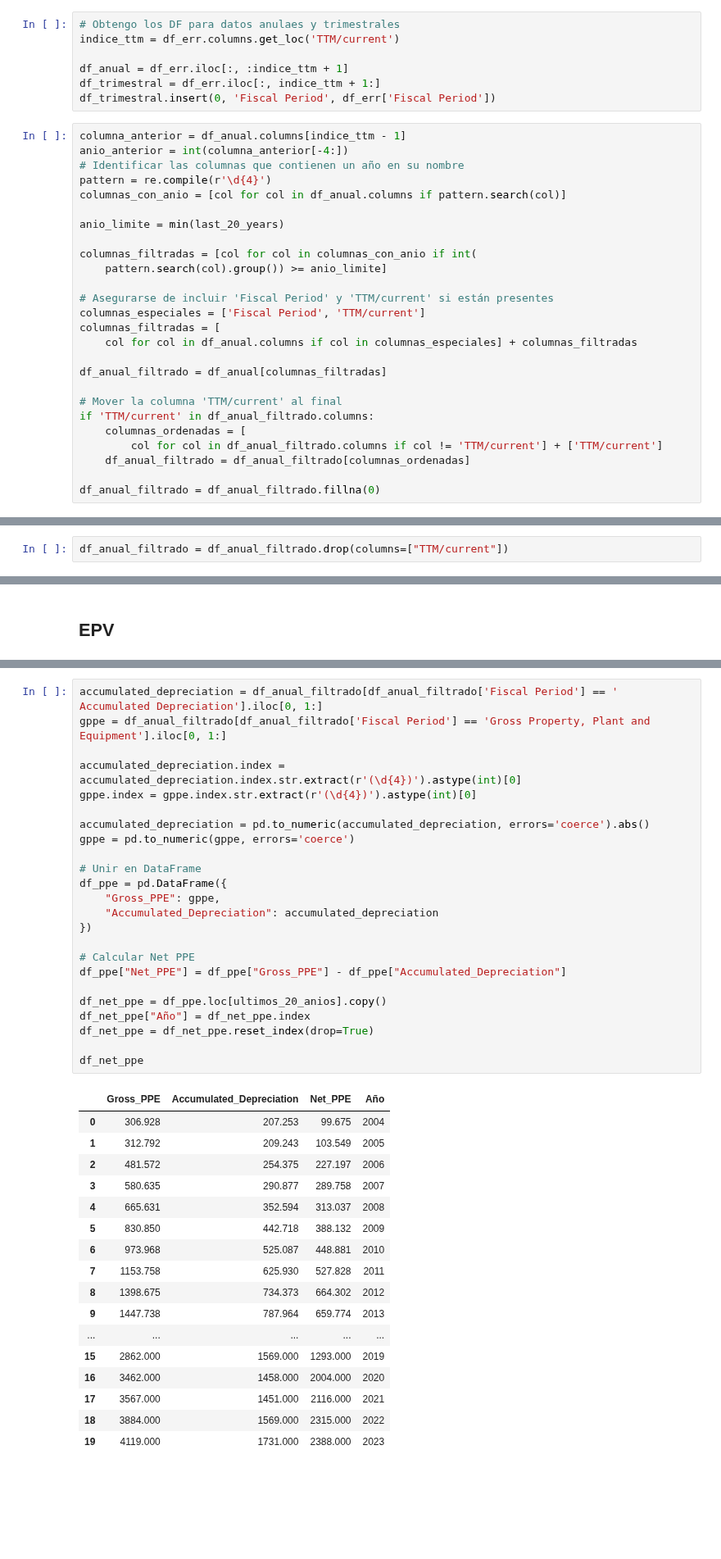
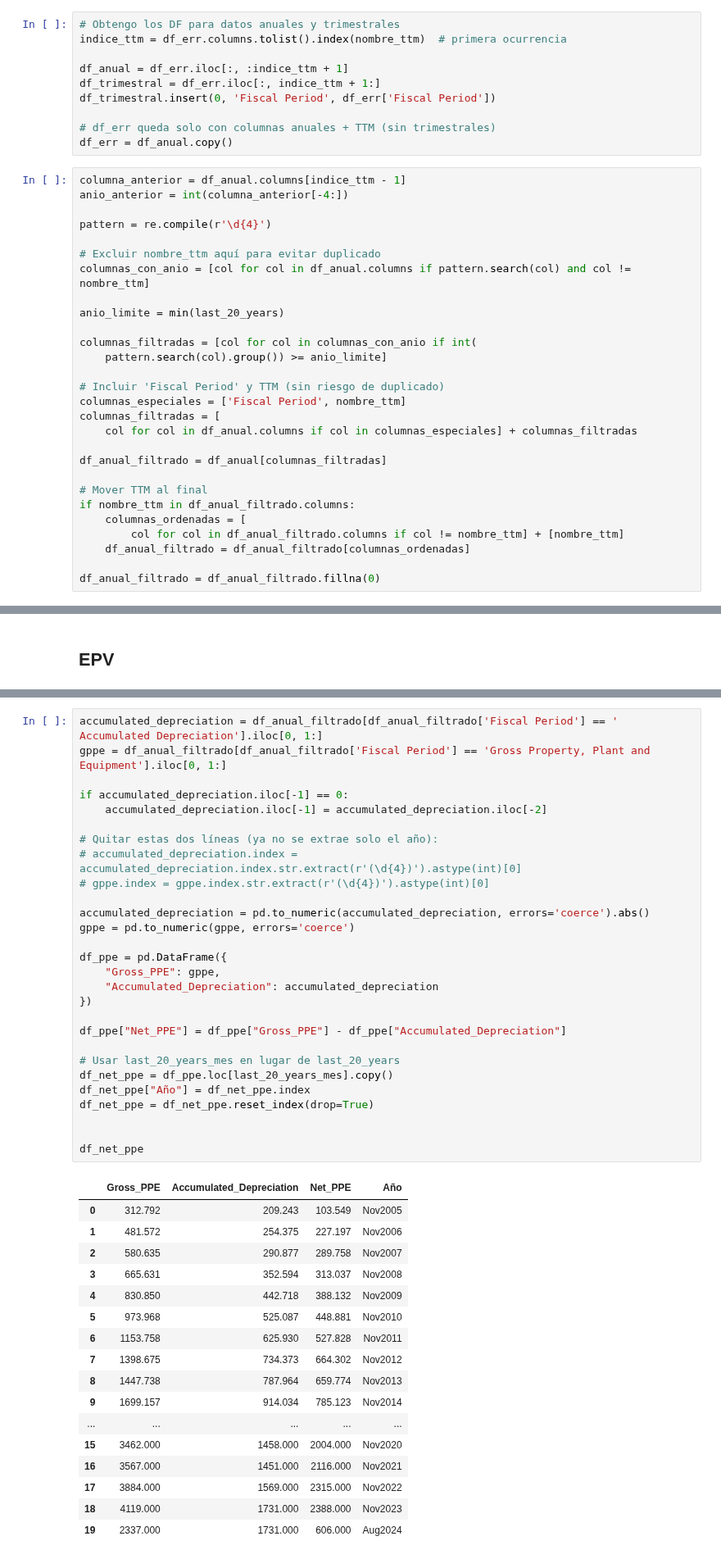
Before and after one commit to Marco23rubio/Stocks, a Jupyter notebook: Valuaciones_4_USA.ipynb, the cells around one changed output, grey strips where cells are left out. Shown at 82% size. Drawn from its saved outputs; the diff is of its cells as text; blank space fills up the shorter version.

```diff
--- a/Valuaciones_4_USA.ipynb
+++ b/Valuaciones_4_USA.ipynb
@@ -292,33 +307,38 @@ df_beta_20y
 # %%
-# Obtengo los DF para datos anulaes y trimestrales
-indice_ttm = df_err.columns.get_loc('TTM/current')
+# Obtengo los DF para datos anuales y trimestrales
+indice_ttm = df_err.columns.tolist().index(nombre_ttm)  # primera ocurrencia
 
 df_anual = df_err.iloc[:, :indice_ttm + 1]
 df_trimestral = df_err.iloc[:, indice_ttm + 1:]
 df_trimestral.insert(0, 'Fiscal Period', df_err['Fiscal Period'])
+
+# df_err queda solo con columnas anuales + TTM (sin trimestrales)
+df_err = df_anual.copy()
 # %%
 columna_anterior = df_anual.columns[indice_ttm - 1]
 anio_anterior = int(columna_anterior[-4:])
-# Identificar las columnas que contienen un año en su nombre
+
 pattern = re.compile(r'\d{4}')
-columnas_con_anio = [col for col in df_anual.columns if pattern.search(col)]
+
+# Excluir nombre_ttm aquí para evitar duplicado
+columnas_con_anio = [col for col in df_anual.columns if pattern.search(col) and col != nombre_ttm]
 
 anio_limite = min(last_20_years)
 
 columnas_filtradas = [col for col in columnas_con_anio if int(
     pattern.search(col).group()) >= anio_limite]
 
-# Asegurarse de incluir 'Fiscal Period' y 'TTM/current' si están presentes
-columnas_especiales = ['Fiscal Period', 'TTM/current']
+# Incluir 'Fiscal Period' y TTM (sin riesgo de duplicado)
+columnas_especiales = ['Fiscal Period', nombre_ttm]
 columnas_filtradas = [
     col for col in df_anual.columns if col in columnas_especiales] + columnas_filtradas
 
 df_anual_filtrado = df_anual[columnas_filtradas]
 
-# Mover la columna 'TTM/current' al final
-if 'TTM/current' in df_anual_filtrado.columns:
+# Mover TTM al final
+if nombre_ttm in df_anual_filtrado.columns:
     columnas_ordenadas = [
-        col for col in df_anual_filtrado.columns if col != 'TTM/current'] + ['TTM/current']
+        col for col in df_anual_filtrado.columns if col != nombre_ttm] + [nombre_ttm]
     df_anual_filtrado = df_anual_filtrado[columnas_ordenadas]
 
 df_anual_filtrado = df_anual_filtrado.fillna(0)
@@ -345,5 +365,3 @@ columnas_especiales_trimestral = ["Fiscal Period"]
 
 df_trimestral_filtrado = df_trimestral[columnas_especiales_trimestral + columnas_filtradas_trimestral].copy()
 df_trimestral_filtrado = df_trimestral_filtrado.fillna(0)
-# %%
-df_anual_filtrado = df_anual_filtrado.drop(columns=["TTM/current"])
@@ -1141,45 +1166,49 @@ print(df_normalized_earnings)
 # %%
 accumulated_depreciation = df_anual_filtrado[df_anual_filtrado['Fiscal Period'] == '  Accumulated Depreciation'].iloc[0, 1:]
 gppe = df_anual_filtrado[df_anual_filtrado['Fiscal Period'] == 'Gross Property, Plant and Equipment'].iloc[0, 1:]
 
-accumulated_depreciation.index = accumulated_depreciation.index.str.extract(r'(\d{4})').astype(int)[0]
-gppe.index = gppe.index.str.extract(r'(\d{4})').astype(int)[0]
+if accumulated_depreciation.iloc[-1] == 0:
+    accumulated_depreciation.iloc[-1] = accumulated_depreciation.iloc[-2]
+
+# Quitar estas dos líneas (ya no se extrae solo el año):
+# accumulated_depreciation.index = accumulated_depreciation.index.str.extract(r'(\d{4})').astype(int)[0]
+# gppe.index = gppe.index.str.extract(r'(\d{4})').astype(int)[0]
 
 accumulated_depreciation = pd.to_numeric(accumulated_depreciation, errors='coerce').abs()
 gppe = pd.to_numeric(gppe, errors='coerce')
 
-# Unir en DataFrame
 df_ppe = pd.DataFrame({
     "Gross_PPE": gppe,
     "Accumulated_Depreciation": accumulated_depreciation
 })
 
-# Calcular Net PPE
 df_ppe["Net_PPE"] = df_ppe["Gross_PPE"] - df_ppe["Accumulated_Depreciation"]
 
-df_net_ppe = df_ppe.loc[ultimos_20_anios].copy()
+# Usar last_20_years_mes en lugar de last_20_years
+df_net_ppe = df_ppe.loc[last_20_years_mes].copy()
 df_net_ppe["Año"] = df_net_ppe.index
 df_net_ppe = df_net_ppe.reset_index(drop=True)
 
+
 df_net_ppe
 # %% [output]
 |  | Gross_PPE | Accumulated_Depreciation | Net_PPE | Año |
-| 0 | 306.928 | 207.253 | 99.675 | 2004 |
-| 1 | 312.792 | 209.243 | 103.549 | 2005 |
-| 2 | 481.572 | 254.375 | 227.197 | 2006 |
-| 3 | 580.635 | 290.877 | 289.758 | 2007 |
-| 4 | 665.631 | 352.594 | 313.037 | 2008 |
-| 5 | 830.850 | 442.718 | 388.132 | 2009 |
-| 6 | 973.968 | 525.087 | 448.881 | 2010 |
-| 7 | 1153.758 | 625.930 | 527.828 | 2011 |
-| 8 | 1398.675 | 734.373 | 664.302 | 2012 |
-| 9 | 1447.738 | 787.964 | 659.774 | 2013 |
+| 0 | 312.792 | 209.243 | 103.549 | Nov2005 |
+| 1 | 481.572 | 254.375 | 227.197 | Nov2006 |
+| 2 | 580.635 | 290.877 | 289.758 | Nov2007 |
+| 3 | 665.631 | 352.594 | 313.037 | Nov2008 |
+| 4 | 830.850 | 442.718 | 388.132 | Nov2009 |
+| 5 | 973.968 | 525.087 | 448.881 | Nov2010 |
+| 6 | 1153.758 | 625.930 | 527.828 | Nov2011 |
+| 7 | 1398.675 | 734.373 | 664.302 | Nov2012 |
+| 8 | 1447.738 | 787.964 | 659.774 | Nov2013 |
+| 9 | 1699.157 | 914.034 | 785.123 | Nov2014 |
 | ... | ... | ... | ... | ... |
-| 15 | 2862.000 | 1569.000 | 1293.000 | 2019 |
-| 16 | 3462.000 | 1458.000 | 2004.000 | 2020 |
-| 17 | 3567.000 | 1451.000 | 2116.000 | 2021 |
-| 18 | 3884.000 | 1569.000 | 2315.000 | 2022 |
-| 19 | 4119.000 | 1731.000 | 2388.000 | 2023 |
+| 15 | 3462.000 | 1458.000 | 2004.000 | Nov2020 |
+| 16 | 3567.000 | 1451.000 | 2116.000 | Nov2021 |
+| 17 | 3884.000 | 1569.000 | 2315.000 | Nov2022 |
+| 18 | 4119.000 | 1731.000 | 2388.000 | Nov2023 |
+| 19 | 2337.000 | 1731.000 | 606.000 | Aug2024 |
 # %%
 capex = df_anual_filtrado[df_anual_filtrado['Fiscal Period'] == 'Capital Expenditure'].iloc[0, 1:]
 revenue = df_anual_filtrado[df_anual_filtrado['Fiscal Period'] == 'Revenue'].iloc[0, 1:]
```
Also changed, not shown: parts of 68 cells of this notebook, 3 other files.
